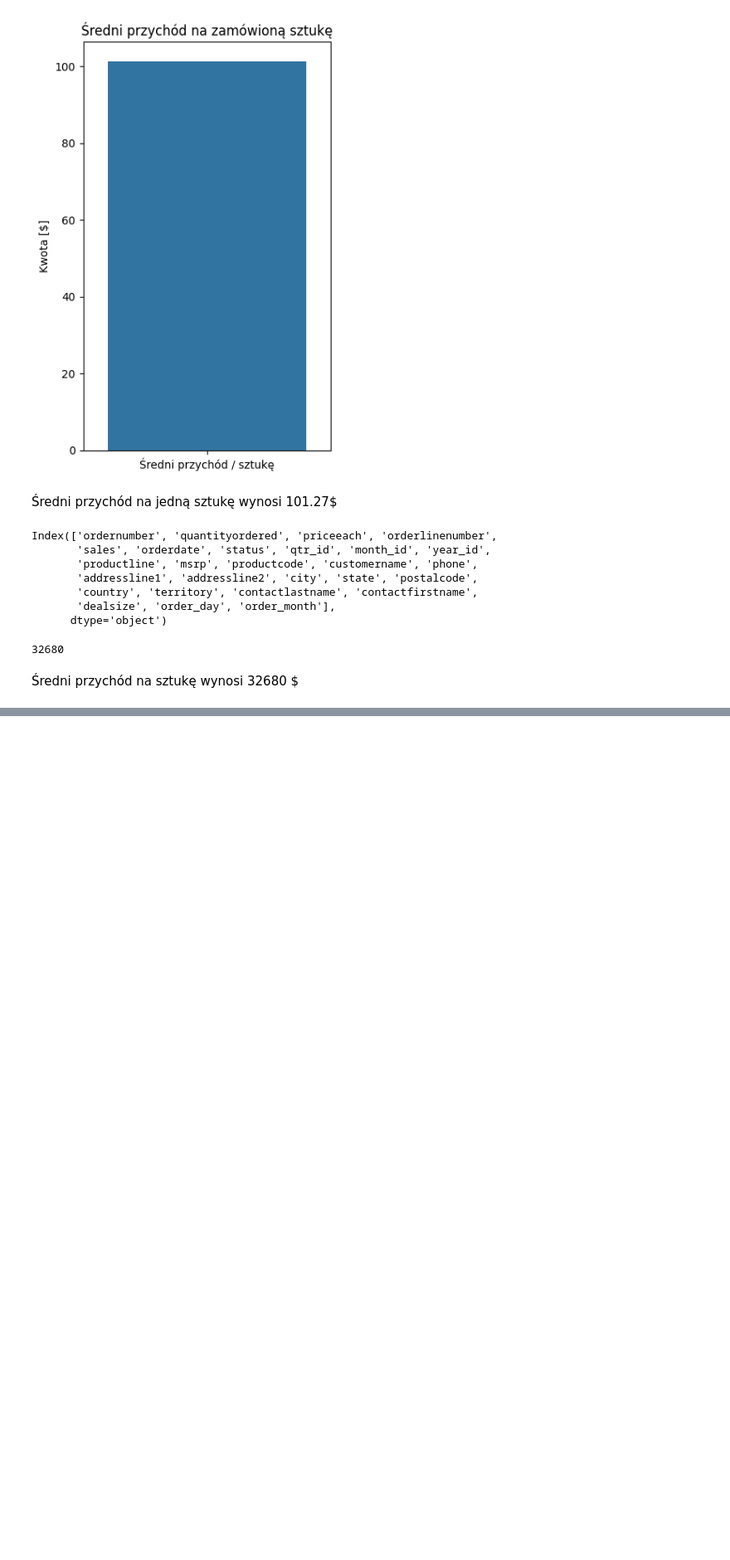
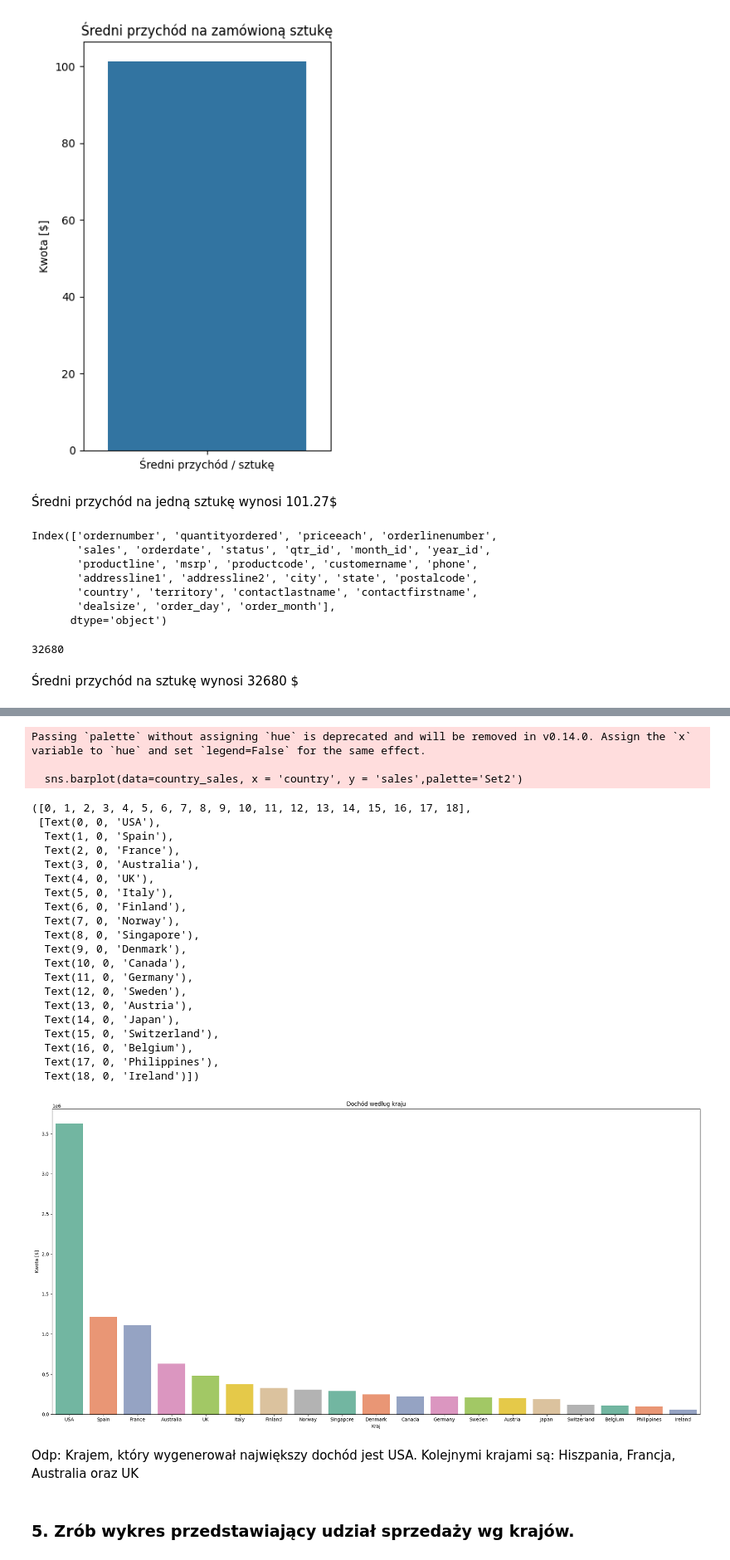
Before and after one commit to AdrianSchmidt96/mini-projects-adrian, a Jupyter notebook: data_analysis_sales/analysis.ipynb, the cells around one changed output, grey strips where cells are left out. Shown at 83% size. Cells and saved outputs as stored; diff of their text form; code cells hidden in the pictures; blank space fills up the shorter version.

```diff
--- a/data_analysis_sales/analysis.ipynb
+++ b/data_analysis_sales/analysis.ipynb
@@ -285,0 +401,9 @@ round(avg_per_order)
+# %%
+country_sales =(
+    df.groupby('country')['sales']
+    .sum()
+    .reset_index()
+    .sort_values('sales', ascending=False)
+)
+
+country_sales
@@ -285,0 +428,37 @@ round(avg_per_order)
+# %%
+plt.figure(figsize=(20,10))
+sns.barplot(data=country_sales, x = 'country', y = 'sales',palette='Set2')
+plt.title('Dochód według kraju')
+plt.ylabel('Kwota [$]')
+plt.xlabel('Kraj')
+plt.tight_layout()
+plt.xticks(fontsize= 10)
+# %% [output]
+Passing `palette` without assigning `hue` is deprecated and will be removed in v0.14.0. Assign the `x` variable to `hue` and set `legend=False` for the same effect.
+
+  sns.barplot(data=country_sales, x = 'country', y = 'sales',palette='Set2')
+([0, 1, 2, 3, 4, 5, 6, 7, 8, 9, 10, 11, 12, 13, 14, 15, 16, 17, 18],
+ [Text(0, 0, 'USA'),
+  Text(1, 0, 'Spain'),
+  Text(2, 0, 'France'),
+  Text(3, 0, 'Australia'),
+  Text(4, 0, 'UK'),
+  Text(5, 0, 'Italy'),
+  Text(6, 0, 'Finland'),
+  Text(7, 0, 'Norway'),
+  Text(8, 0, 'Singapore'),
+  Text(9, 0, 'Denmark'),
+  Text(10, 0, 'Canada'),
+  Text(11, 0, 'Germany'),
+  Text(12, 0, 'Sweden'),
+  Text(13, 0, 'Austria'),
+  Text(14, 0, 'Japan'),
+  Text(15, 0, 'Switzerland'),
+  Text(16, 0, 'Belgium'),
+  Text(17, 0, 'Philippines'),
+  Text(18, 0, 'Ireland')])
+[figure, added]
+# %% [markdown]
+Odp: Krajem, który wygenerował największy dochód jest USA. Kolejnymi krajami są: Hiszpania, Francja, Australia oraz UK
+# %% [markdown]
+### 5. Zrób wykres przedstawiający udział sprzedaży wg krajów.
```
Also changed, not shown: parts of 20 cells of this notebook, 1 other file.
